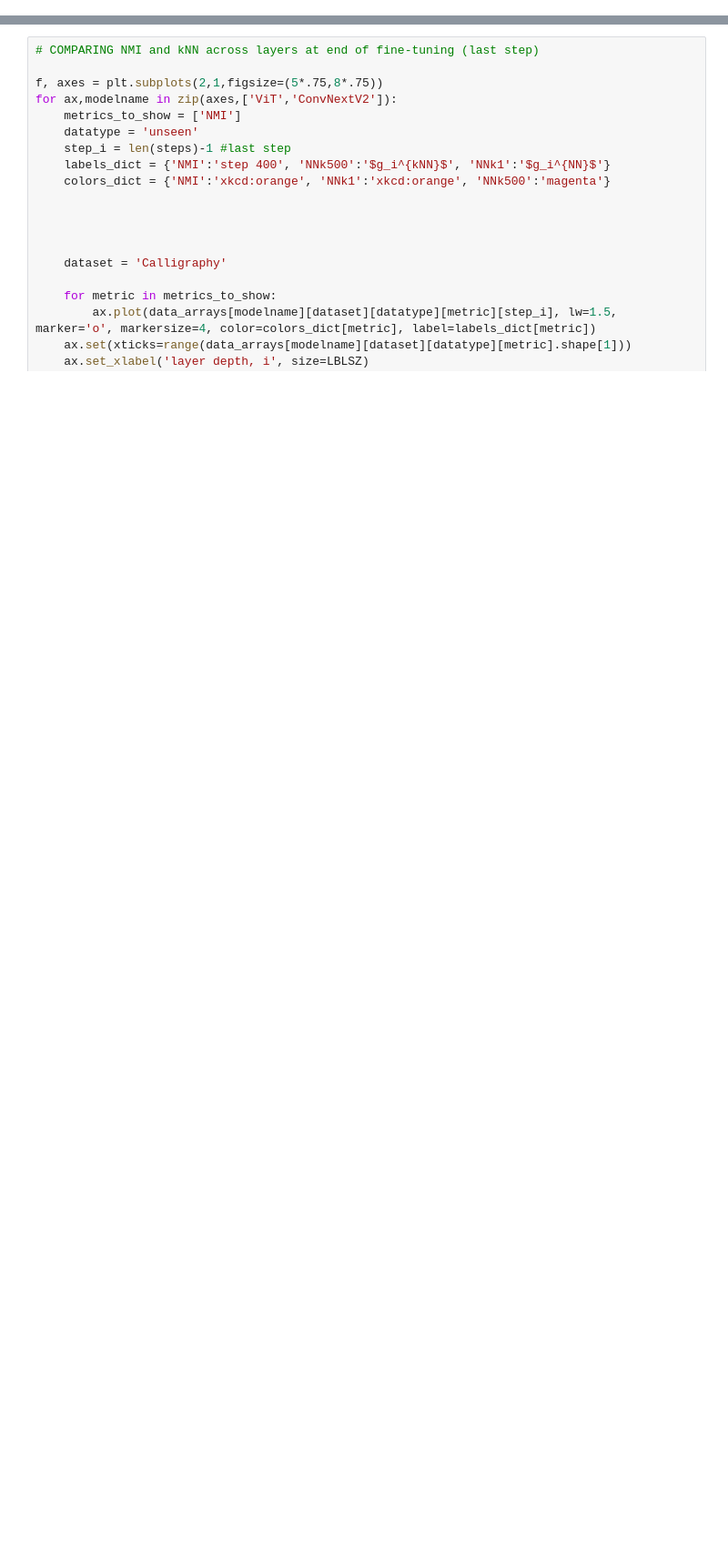
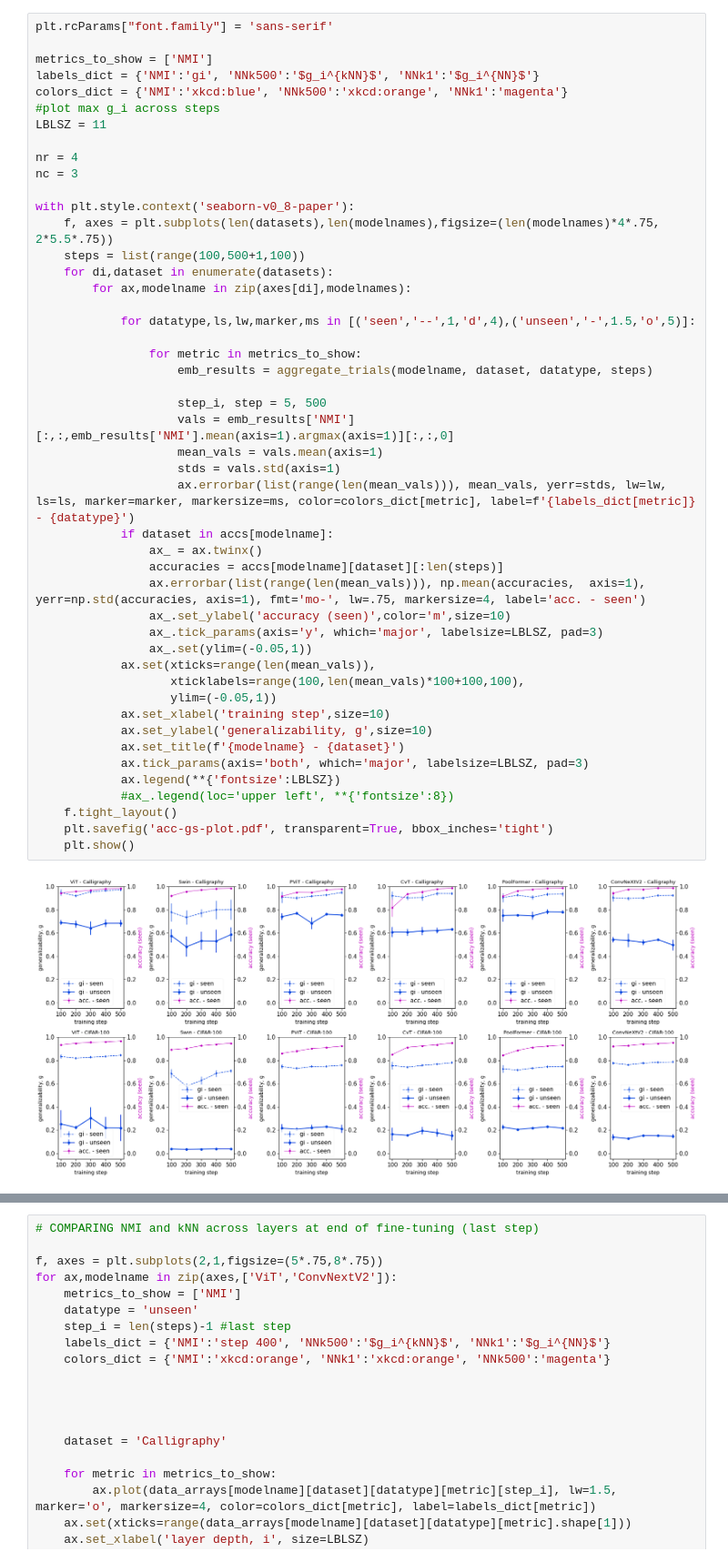
Before and after one commit to dyballa/generalization, a Jupyter notebook: plot g results.ipynb, the cells around one changed output, grey strips where cells are left out. Shown at 91% size. Cells and saved outputs as stored; diff of their text form; blank space fills up the shorter version.

```diff
--- a/plot g results.ipynb
+++ b/plot g results.ipynb
@@ -24,0 +211,49 @@ accs = {'ResNet':{'Calligraphy':[0.04, .602, .835, .903, .909, .942, .952],
+# %%
+plt.rcParams["font.family"] = 'sans-serif'
+
+metrics_to_show = ['NMI']
+labels_dict = {'NMI':'gi', 'NNk500':'$g_i^{kNN}$', 'NNk1':'$g_i^{NN}$'}
+colors_dict = {'NMI':'xkcd:blue', 'NNk500':'xkcd:orange', 'NNk1':'magenta'}
+#plot max g_i across steps
+LBLSZ = 11
+
+nr = 4
+nc = 3
+
+with plt.style.context('seaborn-v0_8-paper'):
+    f, axes = plt.subplots(len(datasets),len(modelnames),figsize=(len(modelnames)*4*.75, 2*5.5*.75))
+    steps = list(range(100,500+1,100))
+    for di,dataset in enumerate(datasets):
+        for ax,modelname in zip(axes[di],modelnames):
+
+            for datatype,ls,lw,marker,ms in [('seen','--',1,'d',4),('unseen','-',1.5,'o',5)]:
+
+                for metric in metrics_to_show:
+                    emb_results = aggregate_trials(modelname, dataset, datatype, steps)
+
+                    step_i, step = 5, 500
+                    vals = emb_results['NMI'][:,:,emb_results['NMI'].mean(axis=1).argmax(axis=1)][:,:,0]
+                    mean_vals = vals.mean(axis=1)
+                    stds = vals.std(axis=1)
+                    ax.errorbar(list(range(len(mean_vals))), mean_vals, yerr=stds, lw=lw, ls=ls, marker=marker, markersize=ms, color=colors_dict[metric], label=f'{labels_dict[metric]} - {datatype}')
+            if dataset in accs[modelname]:
+                ax_ = ax.twinx()
+                accuracies = accs[modelname][dataset][:len(steps)]
+                ax.errorbar(list(range(len(mean_vals))), np.mean(accuracies,  axis=1), yerr=np.std(accuracies, axis=1), fmt='mo-', lw=.75, markersize=4, label='acc. - seen')
+                ax_.set_ylabel('accuracy (seen)',color='m',size=10)
+                ax_.tick_params(axis='y', which='major', labelsize=LBLSZ, pad=3)
+                ax_.set(ylim=(-0.05,1))
+            ax.set(xticks=range(len(mean_vals)),
+                   xticklabels=range(100,len(mean_vals)*100+100,100),
+                   ylim=(-0.05,1))
+            ax.set_xlabel('training step',size=10)
+            ax.set_ylabel('generalizability, g',size=10)
+            ax.set_title(f'{modelname} - {dataset}')
+            ax.tick_params(axis='both', which='major', labelsize=LBLSZ, pad=3)
+            ax.legend(**{'fontsize':LBLSZ})
+            #ax_.legend(loc='upper left', **{'fontsize':8})
+    f.tight_layout()
+    plt.savefig('acc-gs-plot.pdf', transparent=True, bbox_inches='tight')
+    plt.show()
+# %% [output]
+[figure, added]
```
Also changed, not shown: parts of 17 cells of this notebook, 1 other file.
